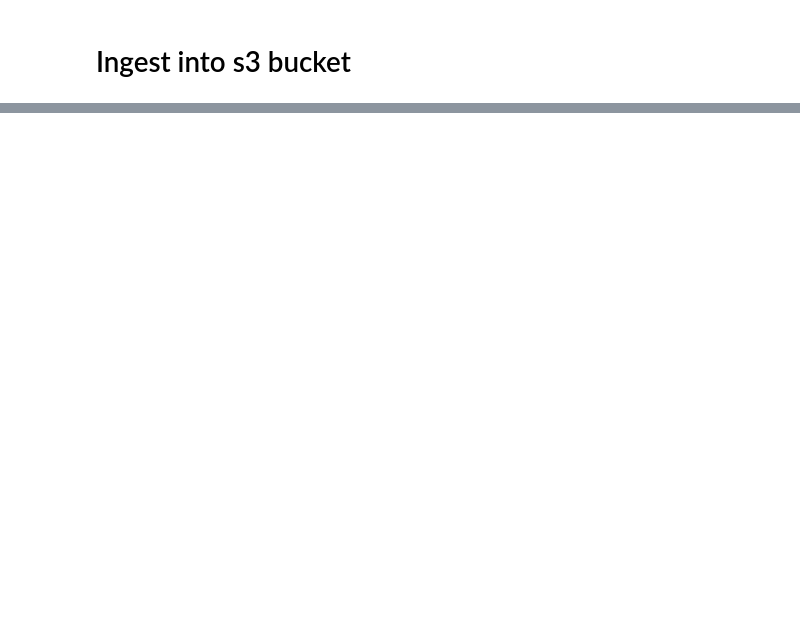
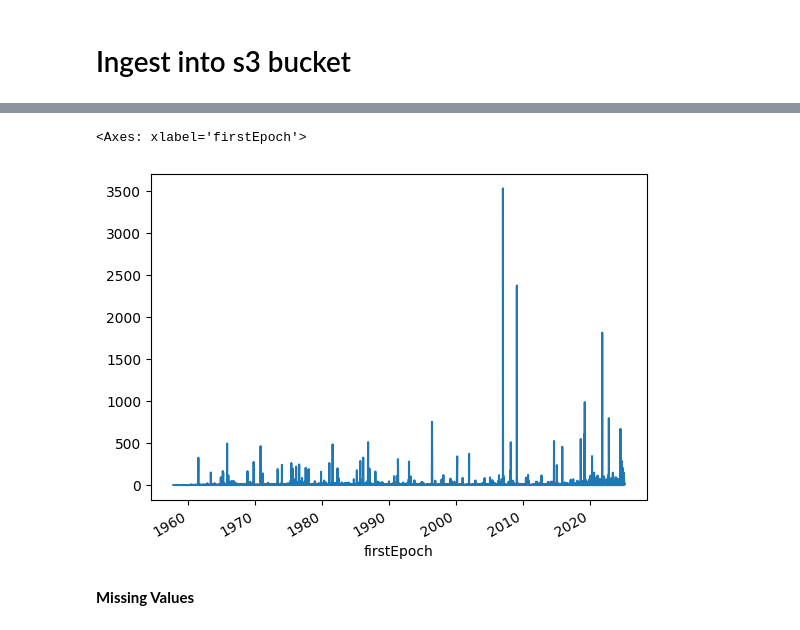
Before and after one commit to tkbarb10/ADS508-GroupProject, a Jupyter notebook: main.ipynb, the cells around one changed output, grey strips where cells are left out. Cells and saved outputs as stored; diff of their text form; code cells hidden in the pictures; blank space fills up the shorter version.

```diff
--- a/main.ipynb
+++ b/main.ipynb
@@ -177,0 +261,9 @@ else:
+# %%
+df['firstEpoch'] = pd.to_datetime(df['firstEpoch'])
+
+df['firstEpoch'].value_counts().sort_index().plot(x = 'firstEpoch', kind = 'line')
+# %% [output]
+<Axes: xlabel='firstEpoch'>
+[figure, added]
+# %% [markdown]
+**Missing Values**
```
Also changed, not shown: parts of 15 cells of this notebook, 1 other file.
